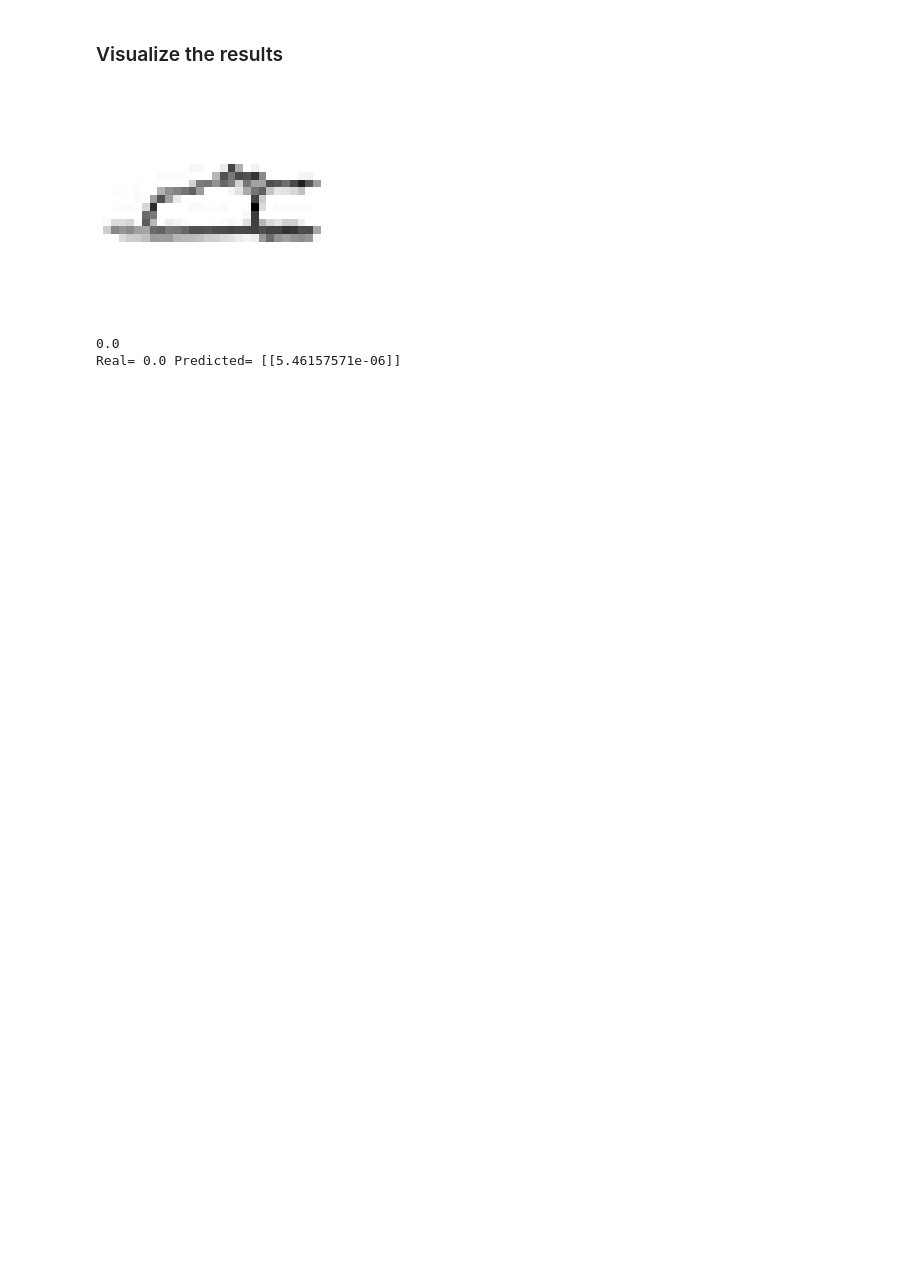
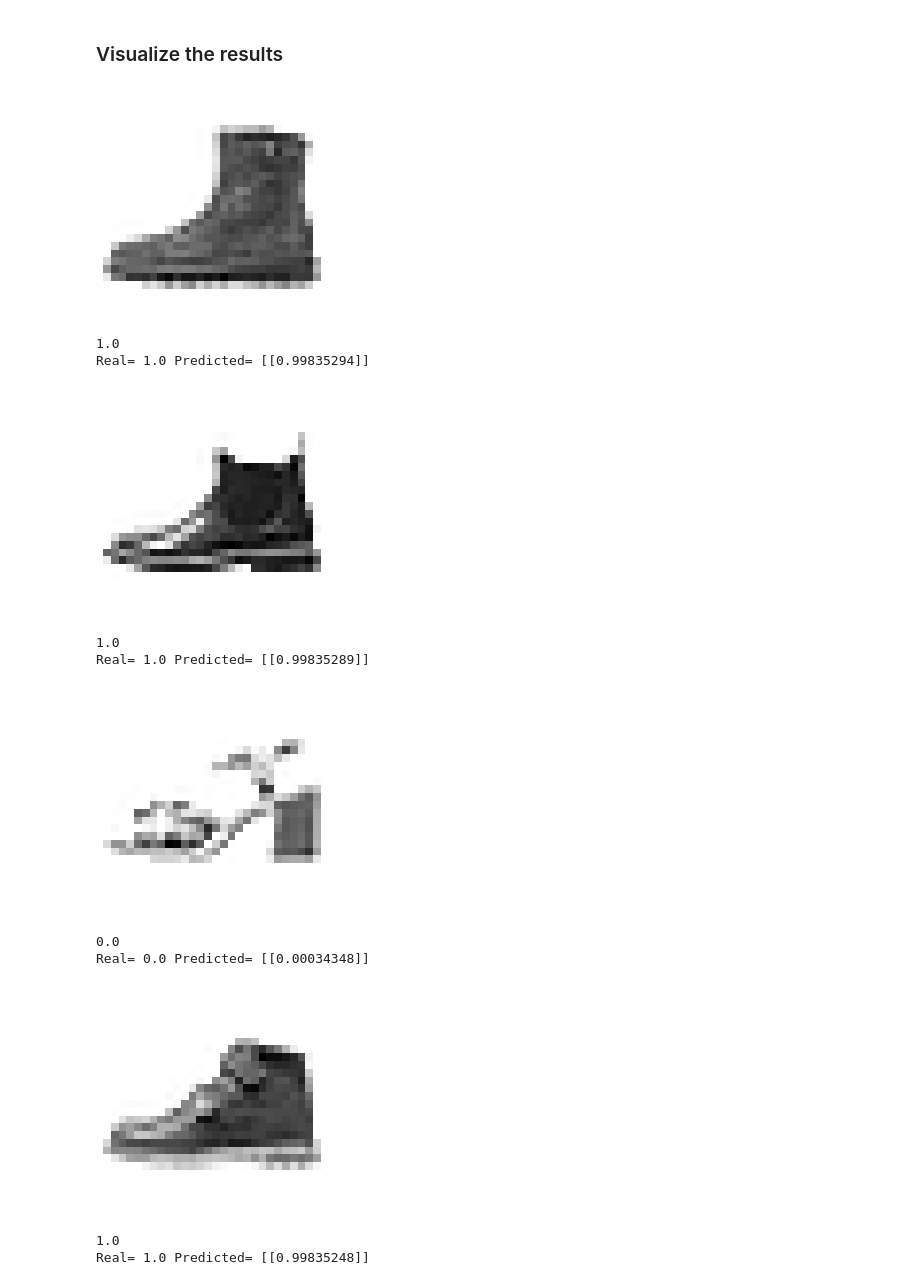
Before and after one commit to ShaniYamin/Fashion-MNIST-NN-DL-numpyOnly, a Jupyter notebook: FashionMNIST_NeuralNetwork_DL_numpy_only.ipynb, the cells around one changed output. Saved outputs shown, nothing was run; the diff lists cells and outputs as text; code cells hidden in the pictures; blank space fills up the shorter version.

```diff
--- a/FashionMNIST_NeuralNetwork_DL_numpy_only.ipynb
+++ b/FashionMNIST_NeuralNetwork_DL_numpy_only.ipynb
@@ -364,24 +364,33 @@ Accuracy:  98.0 %
 # %%
 #TODO: SHOW VISUALLY RESULTS ON 10 TEST EXAMPLES
 %matplotlib inline
 from numpy import random
-
-i = random.randint(2000)
-plt.imshow(X_test[:,i].reshape(28,28), cmap = matplotlib.cm.binary)
-plt.axis("off")
-plt.show()
-Y_test[i,0]
+for j in range(10):
+  i = random.randint(2000)
+  plt.imshow(X_test[:,i].reshape(28,28), cmap = matplotlib.cm.binary)
+  plt.axis("off")
+  plt.show()
+  Y_test[i,0]
 
 
-Z1 = np.dot(W1,X_test[:,i])
-A1 = sigmoid(Z1)
-Z2 = np.dot(W2, A1) + b2
-A2 = sigmoid(Z2)
+  Z1 = np.dot(W1,X_test[:,i])
+  A1 = sigmoid(Z1)
+  Z2 = np.dot(W2, A1) + b2
+  A2 = sigmoid(Z2)
 
-Yout = Y[i,0]
-print(Yout)
-print("Real=", Y_test[i,0], "Predicted=",A2)
+  Yout = Y[i,0]
+  print(Yout)
+  print("Real=", Y_test[i,0], "Predicted=",A2)
 # %% [output]
-[figure, old version]
+[figure, new version]
-0.0
-Real= 0.0 Predicted= [[5.46157571e-06]]
+1.0
+Real= 1.0 Predicted= [[0.99835294]]
+[figure, added]
+1.0
+Real= 1.0 Predicted= [[0.99835289]]
+[figure, added]
+0.0
+Real= 0.0 Predicted= [[0.00034348]]
+[figure, added]
+1.0
+Real= 1.0 Predicted= [[0.99835248]]
```
Also changed, not shown: parts of 7 cells of this notebook.
